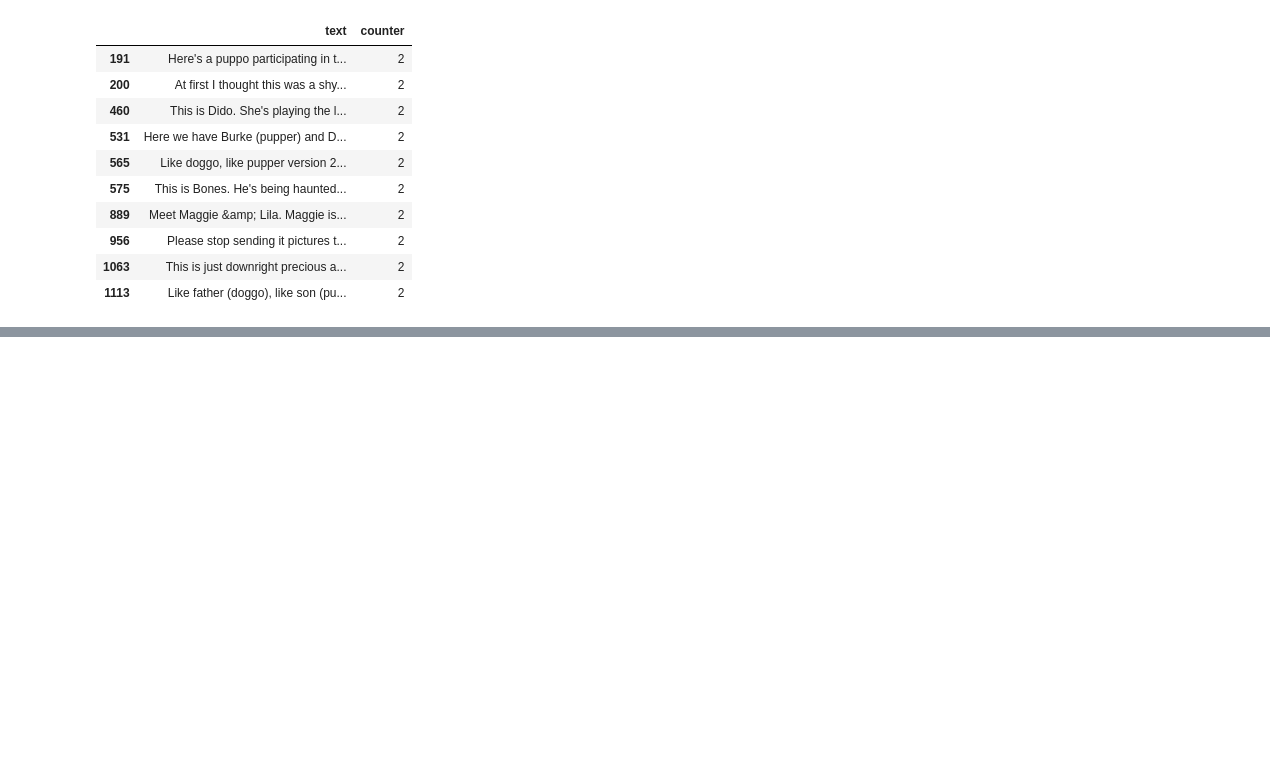
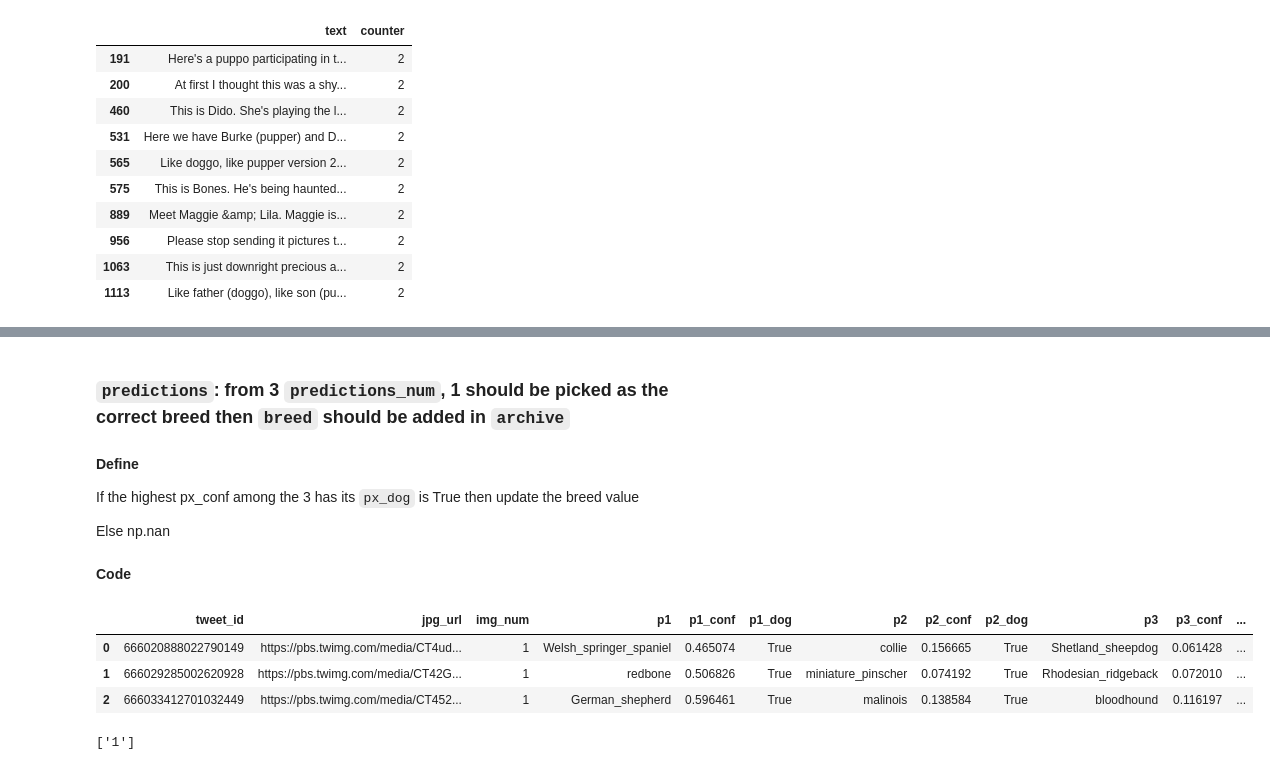
Before and after one commit to linhnp511/Data-Analytics-Portfolio, a Jupyter notebook: Python/Projects/Twitter WeRateDogs Data Set/we_rate_dogs_project.ipynb, the cells around one changed output, grey strips where cells are left out. Saved outputs shown, nothing was run; the diff lists cells and outputs as text; code cells hidden in the pictures; blank space fills up the shorter version.

```diff
--- a/Python/Projects/Twitter WeRateDogs Data Set/we_rate_dogs_project.ipynb
+++ b/Python/Projects/Twitter WeRateDogs Data Set/we_rate_dogs_project.ipynb
@@ -729,0 +867,32 @@ dog_stage
+# %% [markdown]
+### `predictions`: from 3 `predictions_num`, 1 should be picked as the correct breed then `breed` should be added in `archive`
+# %% [markdown]
+**Define**
+
+If the highest px_conf among the 3 has its `px_dog` is True then update the breed value
+
+Else np.nan
+# %% [markdown]
+**Code**
+# %%
+predictions_clean.head(3)
+# %% [output]
+|  | tweet_id | jpg_url | img_num | p1 | p1_conf | p1_dog | p2 | p2_conf | p2_dog | p3 | p3_conf | ... |
+| 0 | 666020888022790149 | https://pbs.twimg.com/media/CT4ud... | 1 | Welsh_springer_spaniel | 0.465074 | True | collie | 0.156665 | True | Shetland_sheepdog | 0.061428 | ... |
+| 1 | 666029285002620928 | https://pbs.twimg.com/media/CT42G... | 1 | redbone | 0.506826 | True | miniature_pinscher | 0.074192 | True | Rhodesian_ridgeback | 0.072010 | ... |
+| 2 | 666033412701032449 | https://pbs.twimg.com/media/CT452... | 1 | German_shepherd | 0.596461 | True | malinois | 0.138584 | True | bloodhound | 0.116197 | ... |
+# %%
+# Create 3 columns: highest_conf, highest_conf_name (to log dog name) and highest_conf_dog (to log bool)
+predictions_clean['highest_conf'] = predictions_clean[['p1_conf','p2_conf','p3_conf']].max(axis=1)
+predictions_clean['highest_conf_name'] = predictions_clean[['p1_conf','p2_conf','p3_conf']].idxmax(axis=1)
+
+# Extract x in px_conf in `highest_conf_name`
+predictions_clean['highest_conf_name'] = predictions_clean['highest_conf_name'].str.extract(r'(\d+)')
+
+# Validate the unique values of `highest_conf_name`
+print(predictions_clean['highest_conf_name'].unique())
+
+# We see that only p1 is the highest, now we drop all rows with p1 = False
+predictions_clean = predictions_clean[predictions_clean['p1_dog'] == True]
+# %% [output]
+['1']
```
Also changed, not shown: parts of 46 cells of this notebook, 1 other file.
